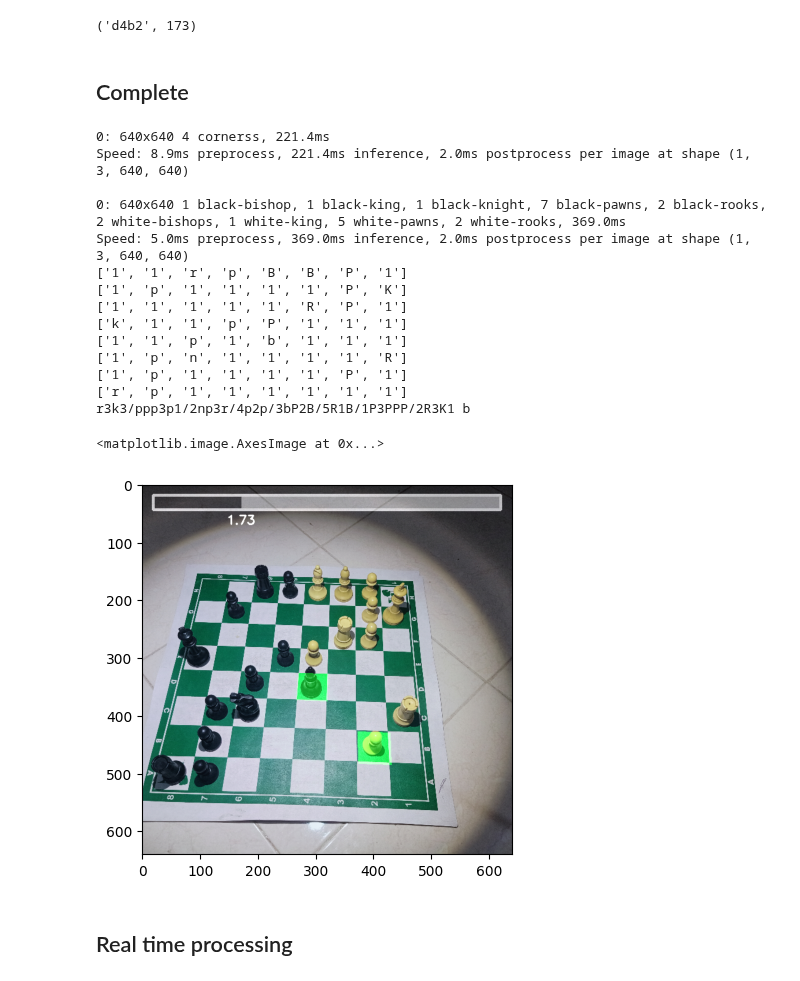
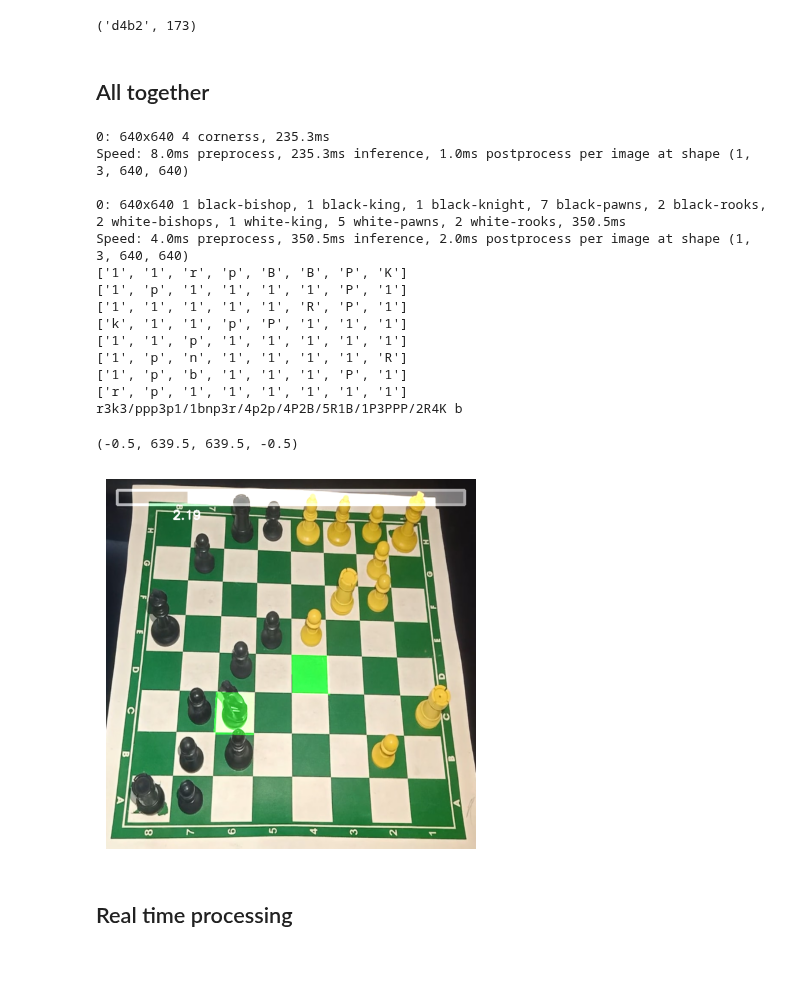
Before and after one commit to mouadenna/Chess-Vision-Connect, a Jupyter notebook: main.ipynb, the cells around one changed output. Drawn from its saved outputs; the diff is of its cells as text; code cells hidden in the pictures.

```diff
--- a/main.ipynb
+++ b/main.ipynb
@@ -599,7 +599,7 @@ def board_FEN(FEN_matrix,detections,boxes):
 
     return convert_to_fen('/'.join(complete_board_FEN))
 # %% [markdown]
-## Complete
+## All together
 # %%
 def show_move(image,player='w',move=None,centipawn=None):
     try:
@@ -631,24 +631,25 @@ def show_move(image,player='w',move=None,centipawn=None):
 
     return image,to_FEN,move,centipawn
 # %%
-#res=show_move('board9.jpg',player='b')
-#plt.imshow(res[0])
+res=show_move('board6.jpg',player='b')
+plt.imshow(res[0])
+plt.axis("off")
 # %% [output]
-0: 640x640 4 cornerss, 221.4ms
-Speed: 8.9ms preprocess, 221.4ms inference, 2.0ms postprocess per image at shape (1, 3, 640, 640)
+0: 640x640 4 cornerss, 235.3ms
+Speed: 8.0ms preprocess, 235.3ms inference, 1.0ms postprocess per image at shape (1, 3, 640, 640)
 
-0: 640x640 1 black-bishop, 1 black-king, 1 black-knight, 7 black-pawns, 2 black-rooks, 2 white-bishops, 1 white-king, 5 white-pawns, 2 white-rooks, 369.0ms
-Speed: 5.0ms preprocess, 369.0ms inference, 2.0ms postprocess per image at shape (1, 3, 640, 640)
-['1', '1', 'r', 'p', 'B', 'B', 'P', '1']
-['1', 'p', '1', '1', '1', '1', 'P', 'K']
+0: 640x640 1 black-bishop, 1 black-king, 1 black-knight, 7 black-pawns, 2 black-rooks, 2 white-bishops, 1 white-king, 5 white-pawns, 2 white-rooks, 350.5ms
+Speed: 4.0ms preprocess, 350.5ms inference, 2.0ms postprocess per image at shape (1, 3, 640, 640)
+['1', '1', 'r', 'p', 'B', 'B', 'P', 'K']
+['1', 'p', '1', '1', '1', '1', 'P', '1']
 ['1', '1', '1', '1', '1', 'R', 'P', '1']
 ['k', '1', '1', 'p', 'P', '1', '1', '1']
-['1', '1', 'p', '1', 'b', '1', '1', '1']
+['1', '1', 'p', '1', '1', '1', '1', '1']
 ['1', 'p', 'n', '1', '1', '1', '1', 'R']
-['1', 'p', '1', '1', '1', '1', 'P', '1']
+['1', 'p', 'b', '1', '1', '1', 'P', '1']
 ['r', 'p', '1', '1', '1', '1', '1', '1']
-r3k3/ppp3p1/2np3r/4p2p/3bP2B/5R1B/1P3PPP/2R3K1 b
+r3k3/ppp3p1/1bnp3r/4p2p/4P2B/5R1B/1P3PPP/2R4K b
-<matplotlib.image.AxesImage at 0x...>
+(-0.5, 639.5, 639.5, -0.5)
-[figure, old version]
+[figure, new version]
 # %% [markdown]
 ## Real time processing
```
Also changed, not shown: parts of 2 cells of this notebook.
